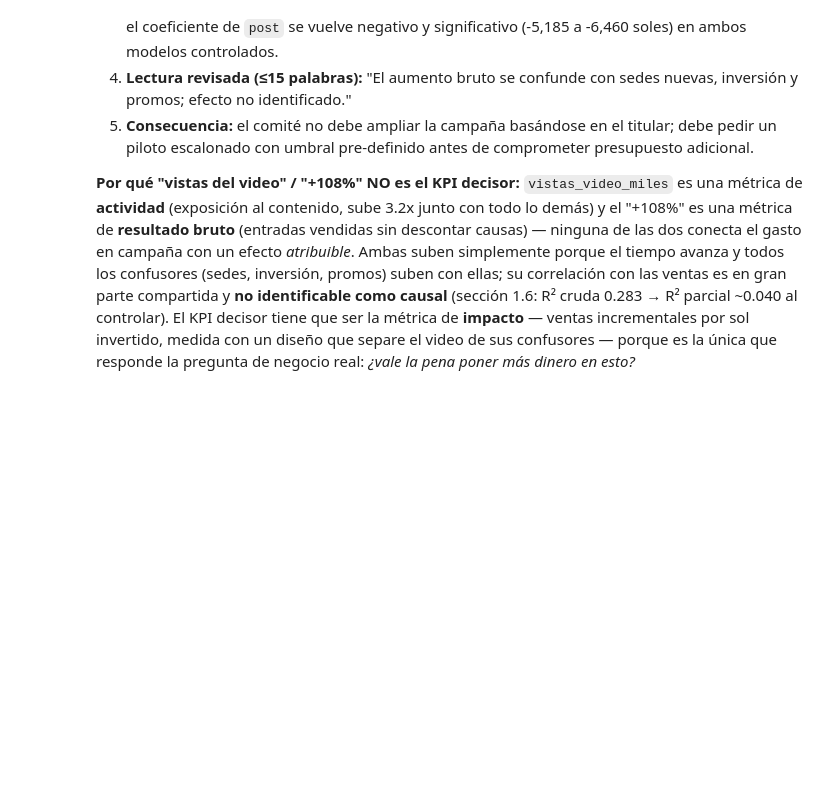
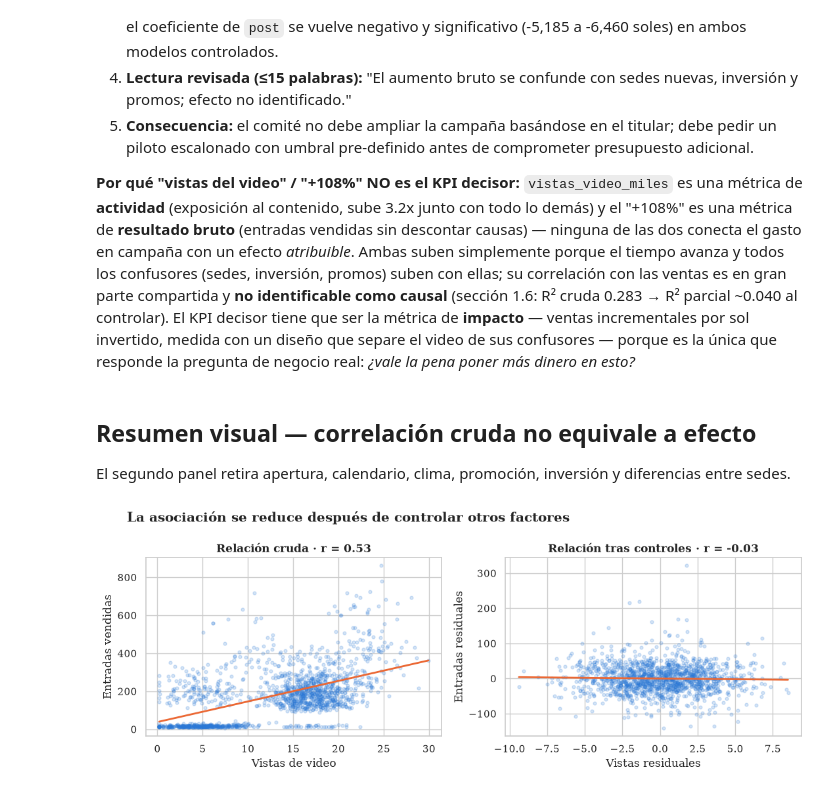
Before and after one commit to R0SEWT/chasquifest-auditoria-visual, a Jupyter notebook: notebook/caso5.ipynb, the cells around one changed output. Drawn from its saved outputs; the diff is of its cells as text; code cells hidden in the pictures; blank space fills up the shorter version.

```diff
--- a/notebook/caso5.ipynb
+++ b/notebook/caso5.ipynb
@@ -673,3 +673,25 @@ gran parte compartida y **no identificable como causal** (sección 1.6: R² crud
 ~0.040 al controlar). El KPI decisor tiene que ser la métrica de **impacto** — ventas incrementales
 por sol invertido, medida con un diseño que separe el video de sus confusores — porque es la única
 que responde la pregunta de negocio real: *¿vale la pena poner más dinero en esto?*
+# %% [markdown]
+## Resumen visual — correlación cruda no equivale a efecto
+El segundo panel retira apertura, calendario, clima, promoción, inversión y diferencias entre sedes.
+# %%
+import pandas as pd
+import numpy as np
+import matplotlib.pyplot as plt
+import seaborn as sns
+d = pd.read_csv('../data/caso5_campania_killa_chasquifest.csv')
+controls = pd.concat([d[['festival_abierto_flag','fin_de_semana_flag','lluvia_flag','promocion_activa_flag','inversion_publicitaria_soles']], pd.get_dummies(d['sede_id'], drop_first=True, dtype=float)], axis=1).astype(float)
+X = np.column_stack([np.ones(len(d)), controls.values]); x = d['vistas_video_miles'].to_numpy(float); y = d['entradas_vendidas'].to_numpy(float)
+rx = x - X @ np.linalg.lstsq(X, x, rcond=None)[0]; ry = y - X @ np.linalg.lstsq(X, y, rcond=None)[0]
+sns.set_theme(style='whitegrid', font='serif')
+fig, axes = plt.subplots(1, 2, figsize=(11, 4.2))
+for ax, xx, yy, title in [(axes[0],x,y,'Relación cruda'), (axes[1],rx,ry,'Relación tras controles')]:
+    sns.regplot(x=xx, y=yy, scatter_kws={'s':12,'alpha':.2,'color':'#2a78d6'}, line_kws={'color':'#eb6834','lw':2}, ci=None, ax=ax)
+    ax.set_title(f'{title} · r = {np.corrcoef(xx,yy)[0,1]:.2f}', fontweight='bold'); ax.set_xlabel('Vistas de video' if ax is axes[0] else 'Vistas residuales')
+axes[0].set_ylabel('Entradas vendidas'); axes[1].set_ylabel('Entradas residuales')
+fig.suptitle('La asociación se reduce después de controlar otros factores', fontweight='bold', x=.05, ha='left')
+plt.tight_layout(); plt.savefig('fig3_correlacion_cruda_vs_controlada.png', dpi=130, bbox_inches='tight'); plt.show()
+# %% [output]
+[figure, added]
```
Also changed, not shown: parts of 3 cells of this notebook, 52 other files.
